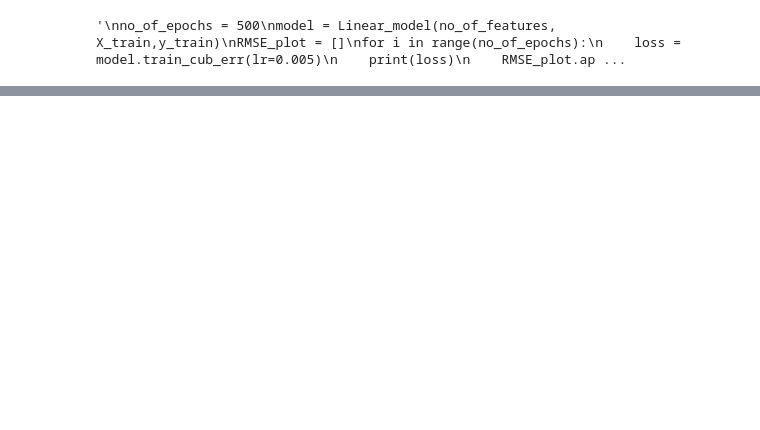
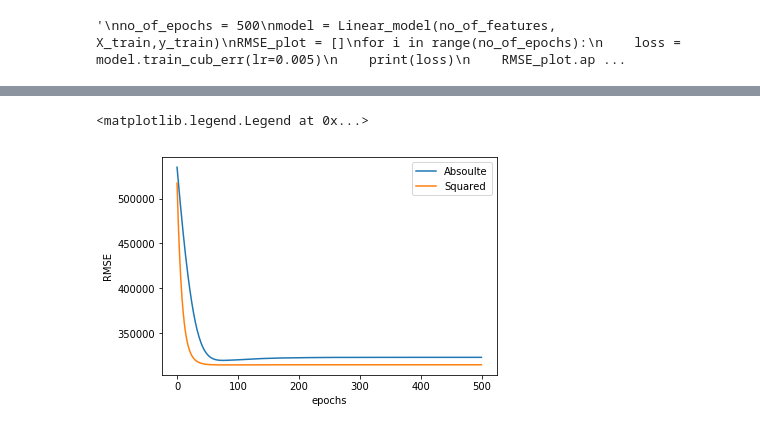
Before and after one commit to ayushbansal07/ML_course, a Jupyter notebook: asgn1/asgn1d.ipynb, the cells around one changed output, grey strips where cells are left out. Cells and saved outputs as stored; diff of their text form; code cells hidden in the pictures; blank space fills up the shorter version.

```diff
--- a/asgn1/asgn1d.ipynb
+++ b/asgn1/asgn1d.ipynb
@@ -25,7 +26,7 @@ no_train
 X_train = data[:no_train,:-1]
 y_train = data[:no_train,-1]
 X_test = data[no_train:,:-1]
-y_test = data[no_train:,-1]
+y_test = data[no_train:,-1].reshape(-1,1)
 # %%
 X_mean = np.mean(X_train,axis=0)
 X_std = np.std(X_train,axis=0)
@@ -134,3 +116,17 @@ for i in range(no_of_epochs):
 '''
 # %% [output]
 '\nno_of_epochs = 500\nmodel = Linear_model(no_of_features, X_train,y_train)\nRMSE_plot = []\nfor i in range(no_of_epochs):\n    loss = model.train_cub_err(lr=0.005)\n    print(loss)\n    RMSE_plot.ap ...
+# %%
+
+no_of_epochs = 500
+model = Linear_model(no_of_features, X_train,y_train)
+abs_itr = []
+for i in range(no_of_epochs):
+    model.train_abs_err(lr=0.05)
+    pred_test = model.evaluate(X_test)
+    pred_test = (pred_test)*y_std + y_mean
+    #test_loss = np.sqrt(np.sum(((pred_test - y_test)**2))/X_test.shape[0])
+    test_loss = np.sqrt(np.mean(np.square(pred_test - y_test)))
+    print(test_loss)
+    abs_itr.append(test_loss)
+abs_itr
@@ -136,0 +168,13 @@ for i in range(no_of_epochs):
+# %%
+
+no_of_epochs = 500
+model = Linear_model(no_of_features, X_train,y_train)
+sqr_itr = []
+for i in range(no_of_epochs):
+    model.train_squared_err(lr=0.05)
+    pred_test = model.evaluate(X_test)
+    pred_test = pred_test*y_std + y_mean
+    #test_loss = np.sqrt(np.sum(((pred_test - y_test)**2))/X_test.shape[0])
+    test_loss = np.sqrt(np.mean(np.square(pred_test - y_test)))
+    print(i, test_loss)
+    sqr_itr.append(test_loss)
@@ -239,0 +304,9 @@ plt.legend([abs_, sqr_, cub_],["Absoulte","Squared","Cubic"])
+# %%
+abss_, = plt.plot(range(500),abs_itr[:500])
+sqrs_, = plt.plot(range(500),sqr_itr)
+plt.xlabel("epochs")
+plt.ylabel("RMSE")
+plt.legend([abss_, sqrs_],["Absoulte","Squared"])
+# %% [output]
+<matplotlib.legend.Legend at 0x...>
+[figure, added]
```
Also changed, not shown: parts of 13 cells of this notebook, 3 other files.
